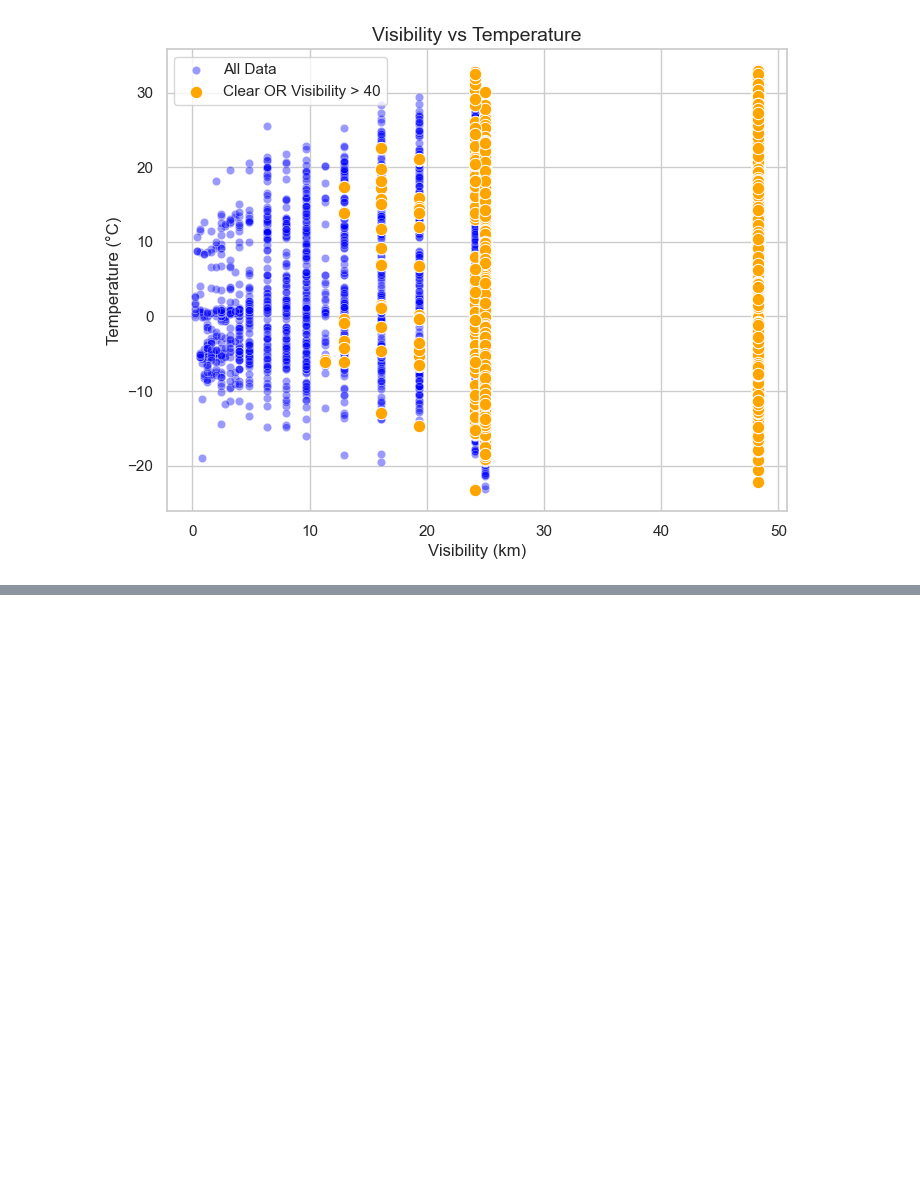
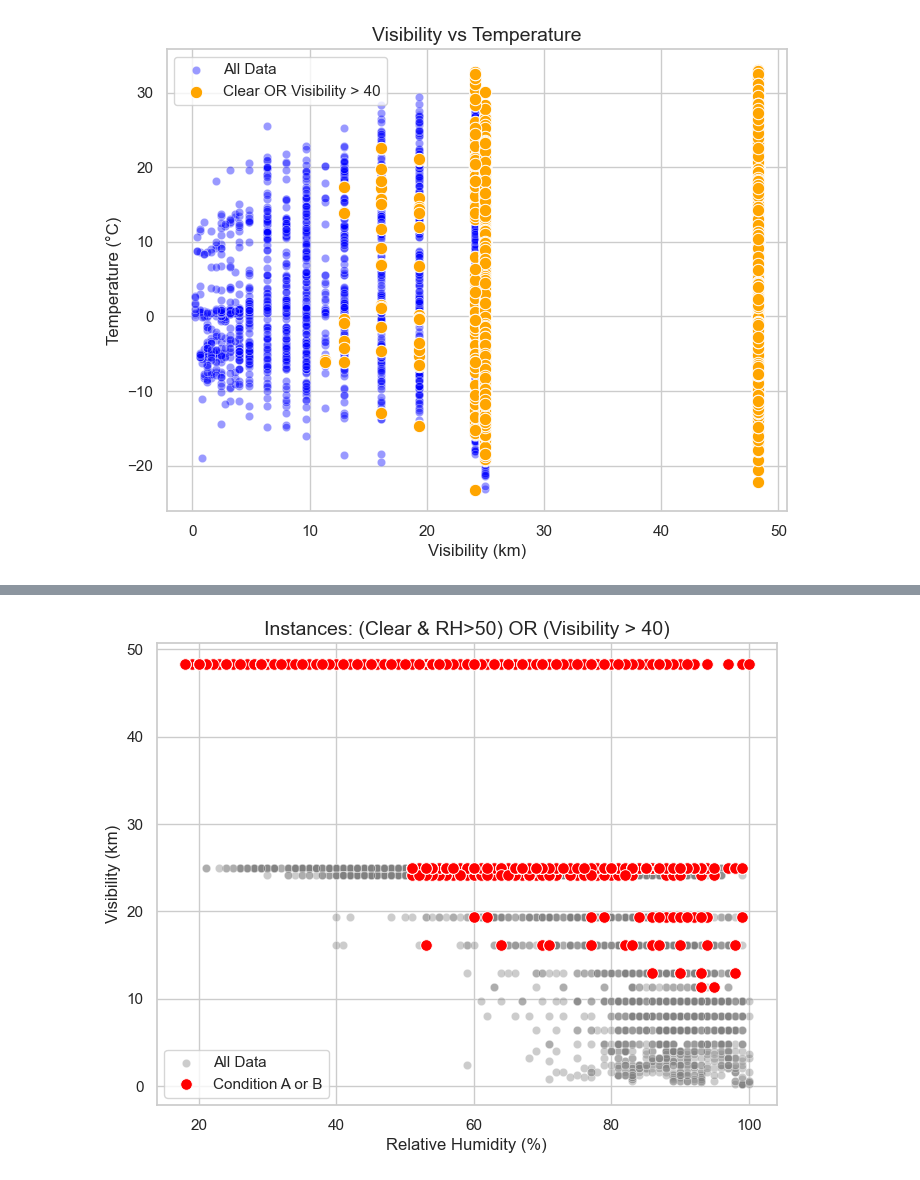
Before and after one commit to Aminbyt/weather-analysis, a Jupyter notebook: notebooks/01_data_exploration.ipynb, the cells around one changed output, grey strips where cells are left out. Cells and saved outputs as stored; diff of their text form; code cells hidden in the pictures; blank space fills up the shorter version.

Commit message:
EDA: filter records where (Clear & RH>50) or (Visibility>40)

```diff
--- a/notebooks/01_data_exploration.ipynb
+++ b/notebooks/01_data_exploration.ipynb
@@ -512,0 +518,4 @@ plt.show()
+# %%
+final_subset = data[((data["Weather Condition"] == "Clear") & (data["Rel Hum_%"] > 50)) |
+                    (data["Visibility_km"] > 40)]
+final_subset
@@ -512,0 +536,16 @@ plt.show()
+# %%
+plt.figure(figsize=(8,6))
+
+sns.scatterplot(data= data , x="Rel Hum_%", y="Visibility_km",
+                alpha=0.4, color="gray", label="All Data")
+
+sns.scatterplot(data=final_subset, x="Rel Hum_%", y="Visibility_km",
+                color="red", s=70, label="Condition A or B")
+
+plt.title("Instances: (Clear & RH>50) OR (Visibility > 40)", fontsize=14)
+plt.xlabel("Relative Humidity (%)", fontsize=12)
+plt.ylabel("Visibility (km)", fontsize=12)
+plt.legend()
+plt.show()
+# %% [output]
+[figure, added]
```
Also changed, not shown: parts of 2 cells of this notebook.
